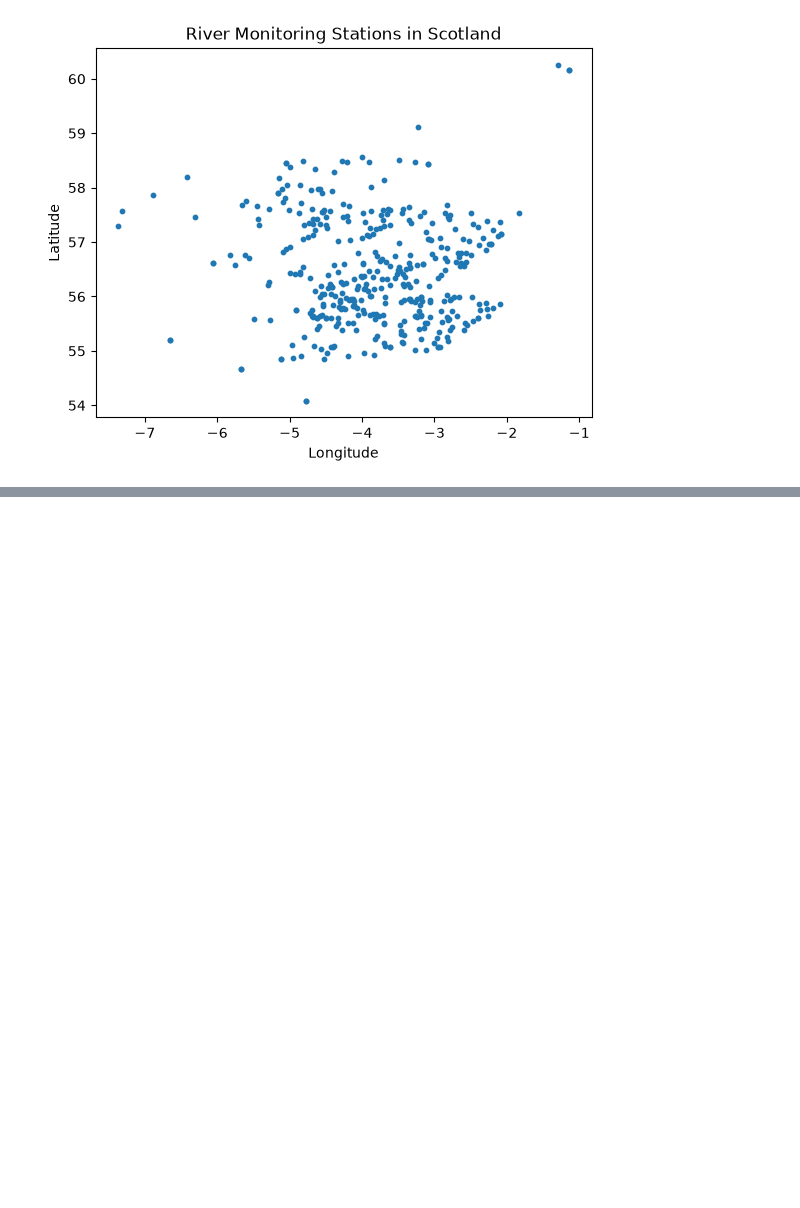
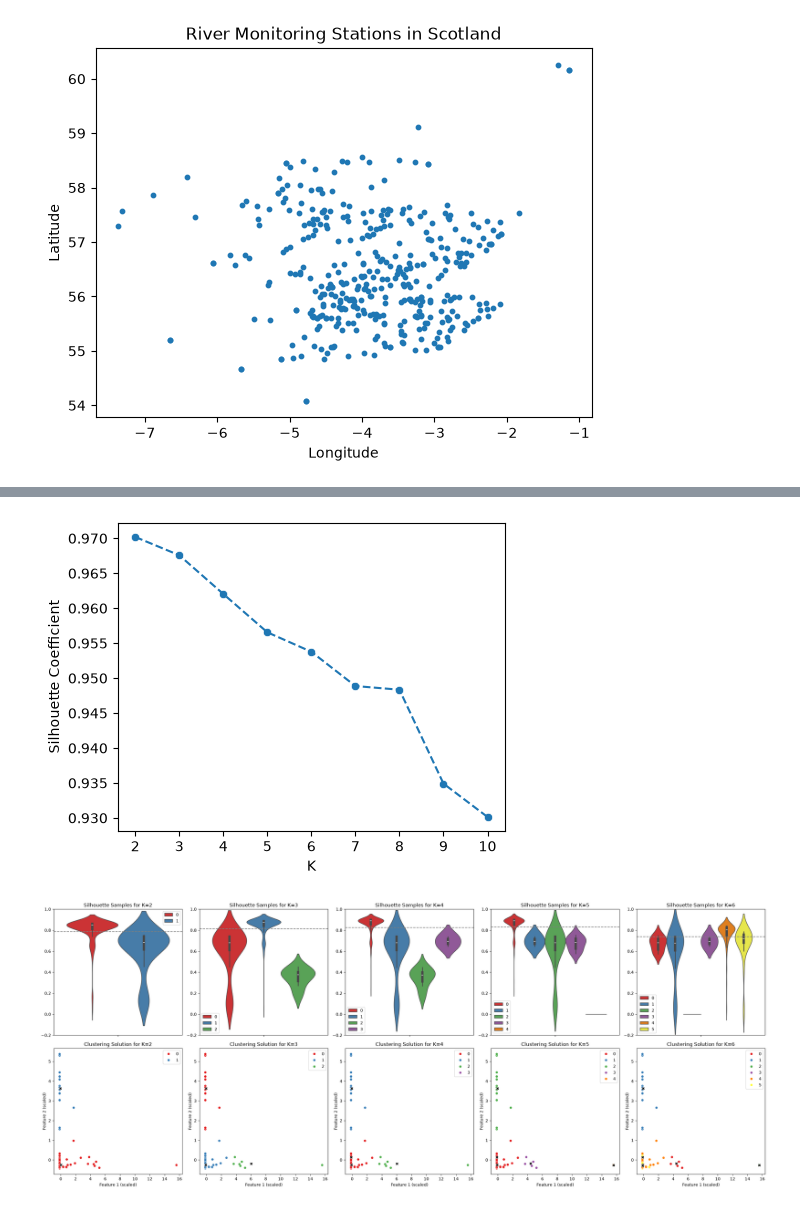
Before and after one commit to Emma-Deyell/MLP-PROJ, a Jupyter notebook: project_saba.ipynb, the cells around one changed output, grey strips where cells are left out. Drawn from its saved outputs; the diff is of its cells as text; code cells hidden in the pictures; blank space fills up the shorter version.

```diff
--- a/project_saba.ipynb
+++ b/project_saba.ipynb
@@ -335,0 +322,64 @@ from scipy.cluster import hierarchy
+# %%
+#silhouette analysis, clustering workshop question 6
+from sklearn.metrics import silhouette_samples, silhouette_score
+
+from sklearn.cluster import KMeans
+from sklearn.metrics import silhouette_samples
+from sklearn.preprocessing import StandardScaler
+
+
+# Define the range of possible number of clusters
+K = np.array([2, 3, 4, 5, 6, 7, 8, 9, 10])
+
+# First plot the silhouette coeffcient for different choices of K
+silhouette_coeffs = np.zeros(K.shape)
+for i in range(K.shape[0]):
+    #Define kmeans object, fit, and predict labels
+    kmeans_K = KMeans(n_clusters = K[i], n_init = 20, random_state=0).fit(X)
+    labs = kmeans_K.predict(X)
+    # Compute silhouette coefficient
+    silhouette_coeffs[i] = silhouette_score(X, labs)
+
+# Plot the silhouette coefficients
+fig, ax = plt.subplots(1,1,figsize=(5,4))
+sns.lineplot(x=K, y=silhouette_coeffs, linestyle='dashed', ax=ax)
+sns.scatterplot(x=K, y=silhouette_coeffs, ax=ax)
+plt.xlabel('K')
+plt.ylabel('Silhouette Coefficient')
+plt.show()
+
+# Scale features
+X_scaled = StandardScaler().fit_transform(X)
+
+K = [2, 3, 4, 5, 6]
+
+fig, ax = plt.subplots(2, 5, figsize=(25, 10))
+
+for i in range(len(K)):
+    kmeans_K = KMeans(n_clusters=K[i], n_init=20, random_state=0).fit(X_scaled)
+    labs = kmeans_K.labels_
+    silhouette_samps = silhouette_samples(X_scaled, labs)
+
+    # Violin plot
+    sns.violinplot(y=silhouette_samps, hue=labs, ax=ax[0, i], palette='Set1')
+    ax[0, i].axhline(silhouette_samps.mean(), ls='--', c="gray")
+    ax[0, i].set_title(f'Silhouette Samples for K={K[i]}')
+    ax[0, i].set_ylim([-0.2, 1])
+
+    # Clustering solution
+    sns.scatterplot(x=X_scaled[:, 0], y=X_scaled[:, 1],
+                    hue=labs, ax=ax[1, i], palette='Set1')
+
+    sns.scatterplot(x=kmeans_K.cluster_centers_[:, 0],
+                    y=kmeans_K.cluster_centers_[:, 1],
+                    color='black', s=50, marker='X', ax=ax[1, i])
+
+    ax[1, i].set_title(f'Clustering Solution for K={K[i]}')
+    ax[1, i].set_xlabel('Feature 1 (scaled)')
+    ax[1, i].set_ylabel('Feature 2 (scaled)')
+
+plt.tight_layout()
+plt.show()
+# %% [output]
+[figure, added]
+[figure, added]
```
Also changed, not shown: parts of 5 cells of this notebook, 13 other files.
